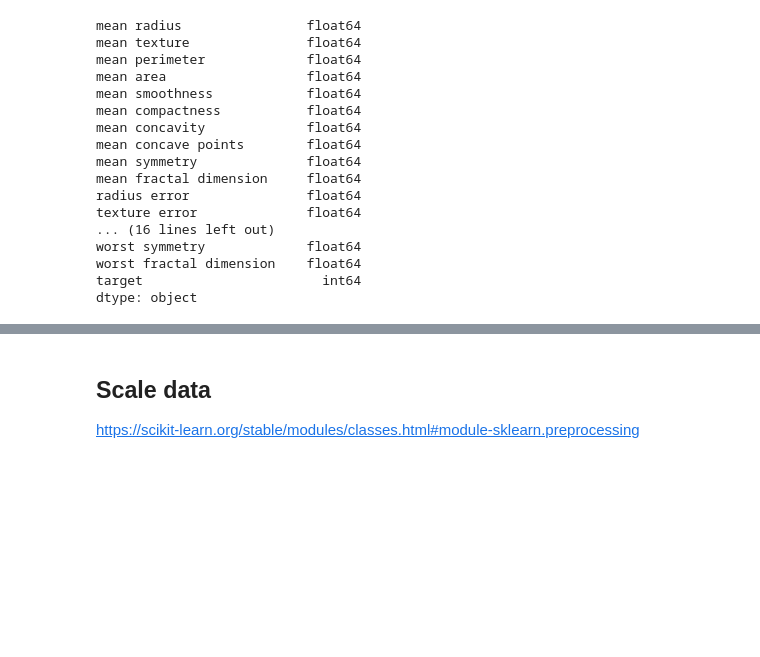
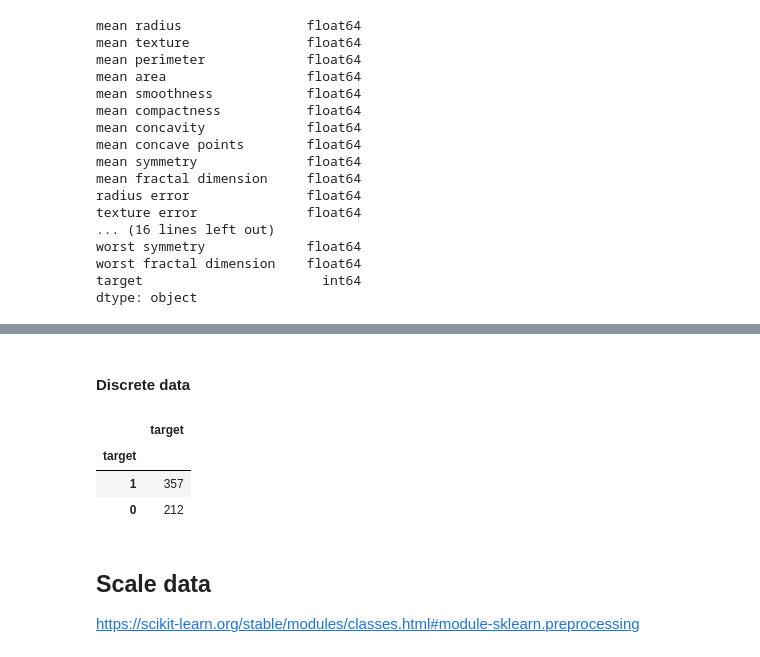
Before and after one commit to clemtarge/clemtarge, a Jupyter notebook: preprocessing.ipynb, the cells around one changed output, grey strips where cells are left out. Drawn from its saved outputs; the diff is of its cells as text; code cells hidden in the pictures; blank space fills up the shorter version.

```diff
--- a/preprocessing.ipynb
+++ b/preprocessing.ipynb
@@ -97,3 +106,12 @@ index_discrete = [30]  # index of discrete variables
+# %% [markdown]
+#### Discrete data
+# %%
+df.iloc[:,index_discrete].apply(df.value_counts)
+# %% [output]
+|  | target |
+| target |  |
+| 1 | 357 |
+| 0 | 212 |
 # %% [markdown]
 ## Scale data
 
```
Also changed, not shown: parts of 15 cells of this notebook.
